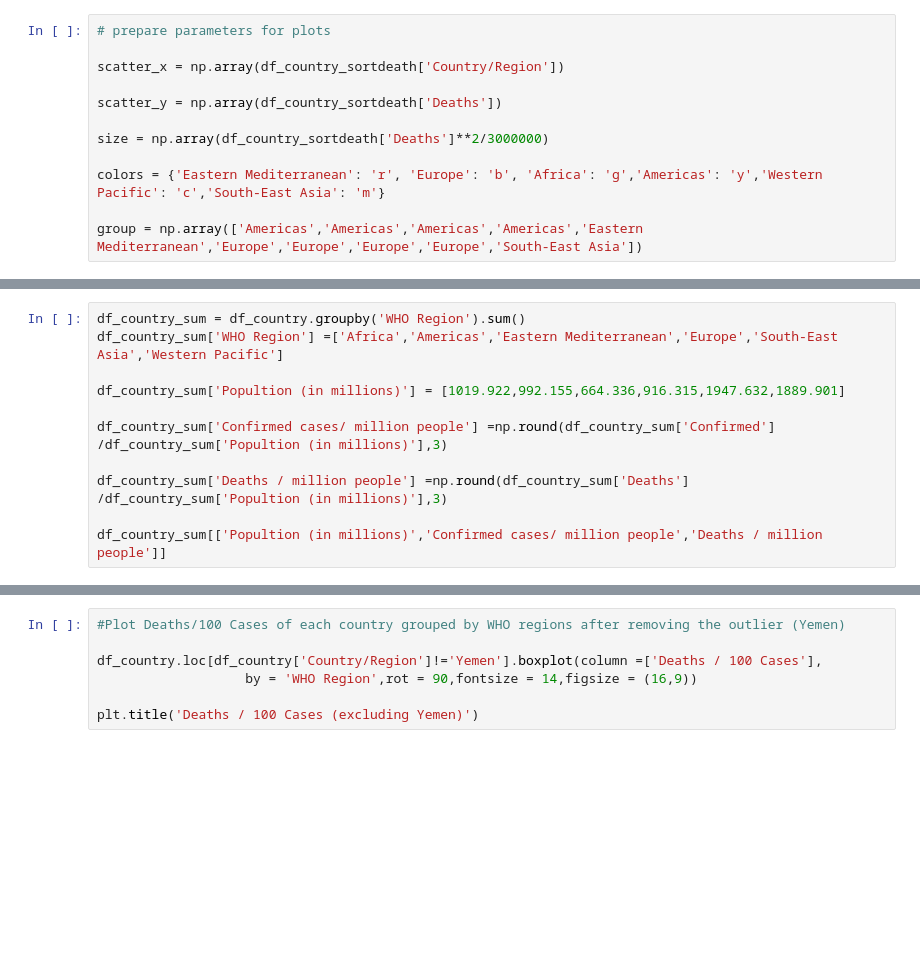
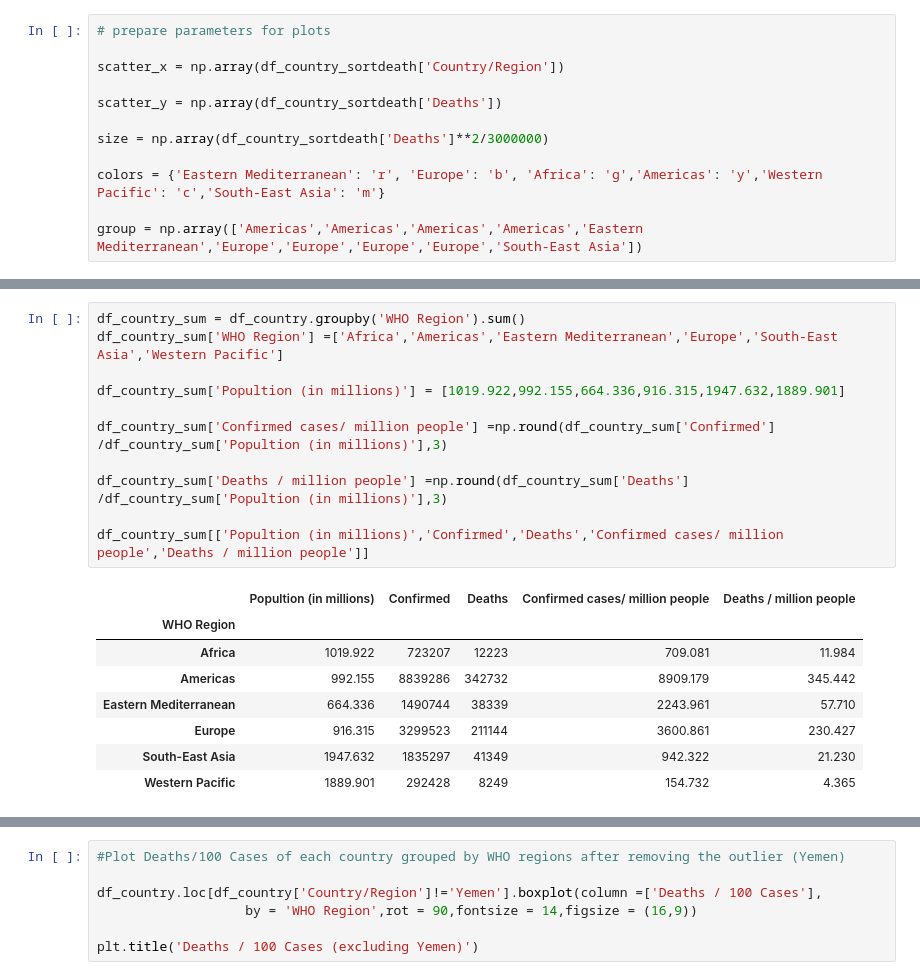
Before and after one commit to AmandaLinLi/Data-Science-Blog, a Jupyter notebook: udacity-project1.ipynb, the cells around one changed output, grey strips where cells are left out. Cells and saved outputs as stored; diff of their text form; blank space fills up the shorter version.

```diff
--- a/udacity-project1.ipynb
+++ b/udacity-project1.ipynb
@@ -196,14 +226,23 @@ plt.show()
 # %%
 df_country_sum = df_country.groupby('WHO Region').sum()
 df_country_sum['WHO Region'] =['Africa','Americas','Eastern Mediterranean','Europe','South-East Asia','Western Pacific']
 
 df_country_sum['Popultion (in millions)'] = [1019.922,992.155,664.336,916.315,1947.632,1889.901]
 
 df_country_sum['Confirmed cases/ million people'] =np.round(df_country_sum['Confirmed'] /df_country_sum['Popultion (in millions)'],3)
 
 df_country_sum['Deaths / million people'] =np.round(df_country_sum['Deaths'] /df_country_sum['Popultion (in millions)'],3)
 
-df_country_sum[['Popultion (in millions)','Confirmed cases/ million people','Deaths / million people']]
+df_country_sum[['Popultion (in millions)','Confirmed','Deaths','Confirmed cases/ million people','Deaths / million people']]
+# %% [output]
+|  | Popultion (in millions) | Confirmed | Deaths | Confirmed cases/ million people | Deaths / million people |
+| WHO Region |  |  |  |  |  |
+| Africa | 1019.922 | 723207 | 12223 | 709.081 | 11.984 |
+| Americas | 992.155 | 8839286 | 342732 | 8909.179 | 345.442 |
+| Eastern Mediterranean | 664.336 | 1490744 | 38339 | 2243.961 | 57.710 |
+| Europe | 916.315 | 3299523 | 211144 | 3600.861 | 230.427 |
+| South-East Asia | 1947.632 | 1835297 | 41349 | 942.322 | 21.230 |
+| Western Pacific | 1889.901 | 292428 | 8249 | 154.732 | 4.365 |
 # %%
 f,ax= plt.subplots(1,1,figsize=(16, 9))
 
```
Also changed, not shown: parts of 15 cells of this notebook.
